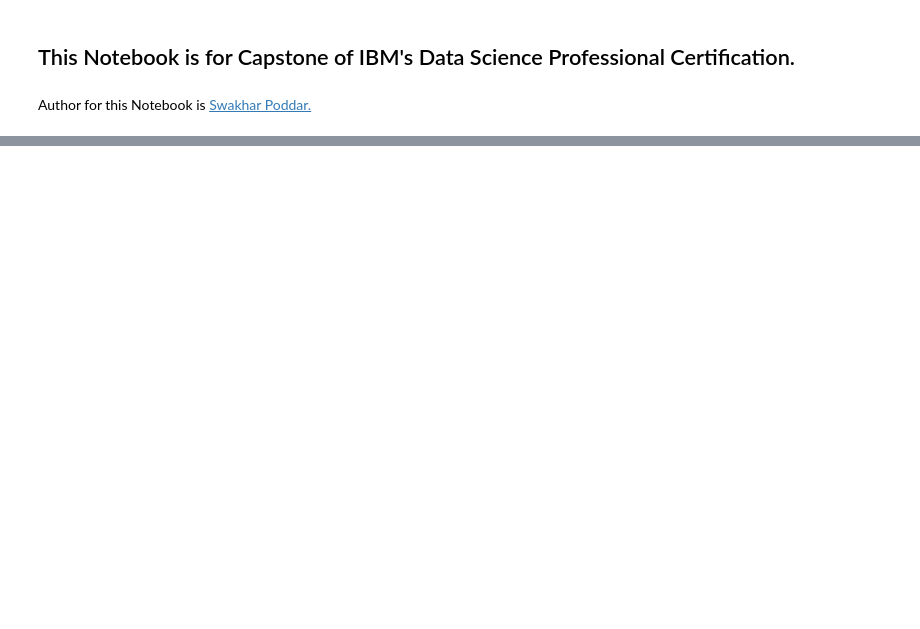
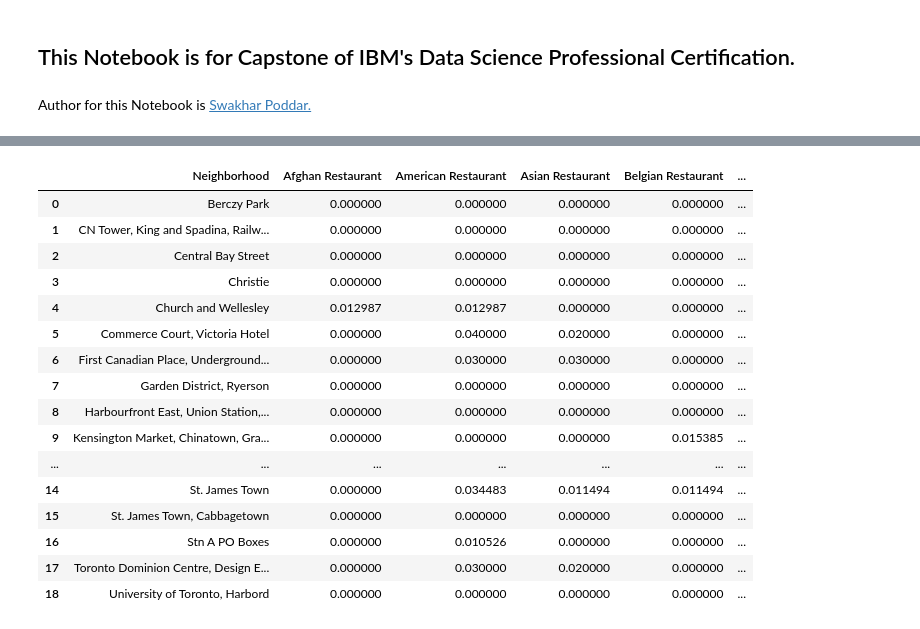
Before and after one commit to poddarswakhar/IBM_Coursera_Capstone, a Jupyter notebook: Capstone.ipynb, the cells around one changed output, grey strips where cells are left out. Drawn from its saved outputs; the diff is of its cells as text; code cells hidden in the pictures; blank space fills up the shorter version.

```diff
--- a/Capstone.ipynb
+++ b/Capstone.ipynb
@@ -16,0 +401,5 @@ Hello Capstone Project Course!
+# %%
+pd.set_option('display.max_rows', None)
+pd.set_option('display.max_columns', None)
+pd.set_option('display.width', None)
+pd.set_option('display.max_colwidth', -1)
@@ -16,0 +433,3 @@ Hello Capstone Project Course!
+# %%
+resData = downtown_onehot.filter(regex='Restaurant')
+print(resData.columns)
@@ -16,0 +511,21 @@ Hello Capstone Project Course!
+# %%
+resData_grouped = resData.groupby('Neighborhood').mean().reset_index()
+resData_grouped
+# %% [output]
+|  | Neighborhood | Afghan Restaurant | American Restaurant | Asian Restaurant | Belgian Restaurant | ... |
+| 0 | Berczy Park | 0.000000 | 0.000000 | 0.000000 | 0.000000 | ... |
+| 1 | CN Tower, King and Spadina, Railw... | 0.000000 | 0.000000 | 0.000000 | 0.000000 | ... |
+| 2 | Central Bay Street | 0.000000 | 0.000000 | 0.000000 | 0.000000 | ... |
+| 3 | Christie | 0.000000 | 0.000000 | 0.000000 | 0.000000 | ... |
+| 4 | Church and Wellesley | 0.012987 | 0.012987 | 0.000000 | 0.000000 | ... |
+| 5 | Commerce Court, Victoria Hotel | 0.000000 | 0.040000 | 0.020000 | 0.000000 | ... |
+| 6 | First Canadian Place, Underground... | 0.000000 | 0.030000 | 0.030000 | 0.000000 | ... |
+| 7 | Garden District, Ryerson | 0.000000 | 0.000000 | 0.000000 | 0.000000 | ... |
+| 8 | Harbourfront East, Union Station,... | 0.000000 | 0.000000 | 0.000000 | 0.000000 | ... |
+| 9 | Kensington Market, Chinatown, Gra... | 0.000000 | 0.000000 | 0.000000 | 0.015385 | ... |
+| ... | ... | ... | ... | ... | ... | ... |
+| 14 | St. James Town | 0.000000 | 0.034483 | 0.011494 | 0.011494 | ... |
+| 15 | St. James Town, Cabbagetown | 0.000000 | 0.000000 | 0.000000 | 0.000000 | ... |
+| 16 | Stn A PO Boxes | 0.000000 | 0.010526 | 0.000000 | 0.000000 | ... |
+| 17 | Toronto Dominion Centre, Design E... | 0.000000 | 0.030000 | 0.020000 | 0.000000 | ... |
+| 18 | University of Toronto, Harbord | 0.000000 | 0.000000 | 0.000000 | 0.000000 | ... |
```
Also changed, not shown: parts of 58 cells of this notebook.
